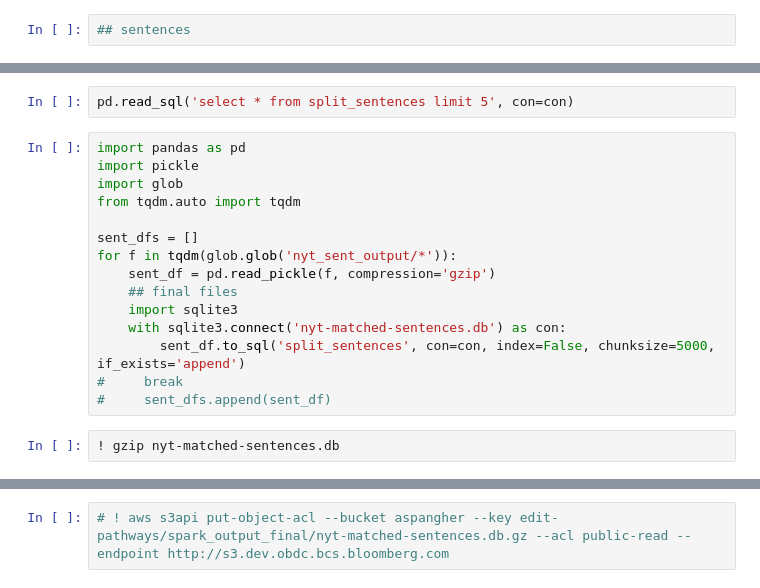
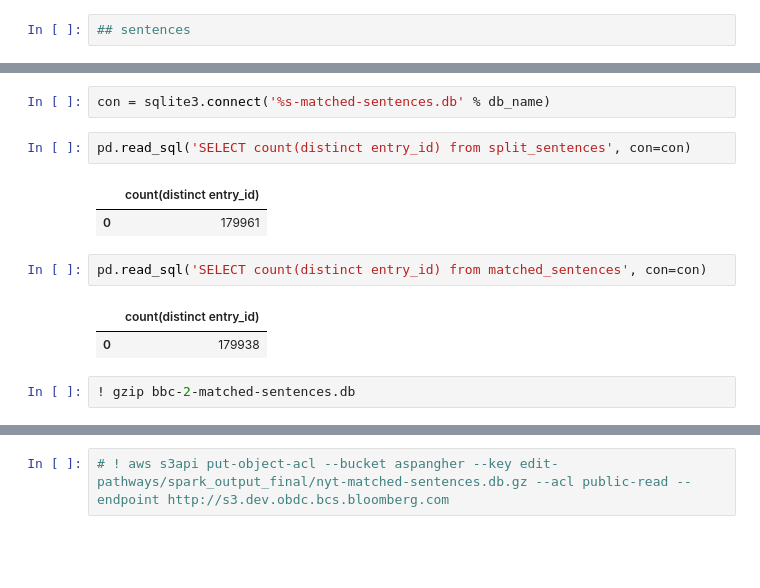
Before and after one commit to alex2awesome/edit-pathways, a Jupyter notebook: notebooks/2021-05-19__combine-files-from-s3.ipynb, the cells around one changed output, grey strips where cells are left out. Drawn from its saved outputs; the diff is of its cells as text; blank space fills up the shorter version.

```diff
--- a/notebooks/2021-05-19__combine-files-from-s3.ipynb
+++ b/notebooks/2021-05-19__combine-files-from-s3.ipynb
@@ -185,20 +200,15 @@ con.execute('DROP TABLE IF EXISTS split_sentences;')
+# %%
+con = sqlite3.connect('%s-matched-sentences.db' % db_name)
 # %%
-pd.read_sql('select * from split_sentences limit 5', con=con)
+pd.read_sql('SELECT count(distinct entry_id) from split_sentences', con=con)
+# %% [output]
+|  | count(distinct entry_id) |
+| 0 | 179961 |
-# %%
-import pandas as pd
-import pickle
-import glob
-from tqdm.auto import tqdm
-
-sent_dfs = []
-for f in tqdm(glob.glob('nyt_sent_output/*')):
-    sent_df = pd.read_pickle(f, compression='gzip')
-    ## final files
-    import sqlite3
-    with sqlite3.connect('nyt-matched-sentences.db') as con:
-        sent_df.to_sql('split_sentences', con=con, index=False, chunksize=5000, if_exists='append')
-#     break
-#     sent_dfs.append(sent_df)
+# %%
+pd.read_sql('SELECT count(distinct entry_id) from matched_sentences', con=con)
+# %% [output]
+|  | count(distinct entry_id) |
+| 0 | 179938 |
 # %%
-! gzip nyt-matched-sentences.db
+! gzip bbc-2-matched-sentences.db
 # %%
```
Also changed, not shown: parts of 39 cells of this notebook.
